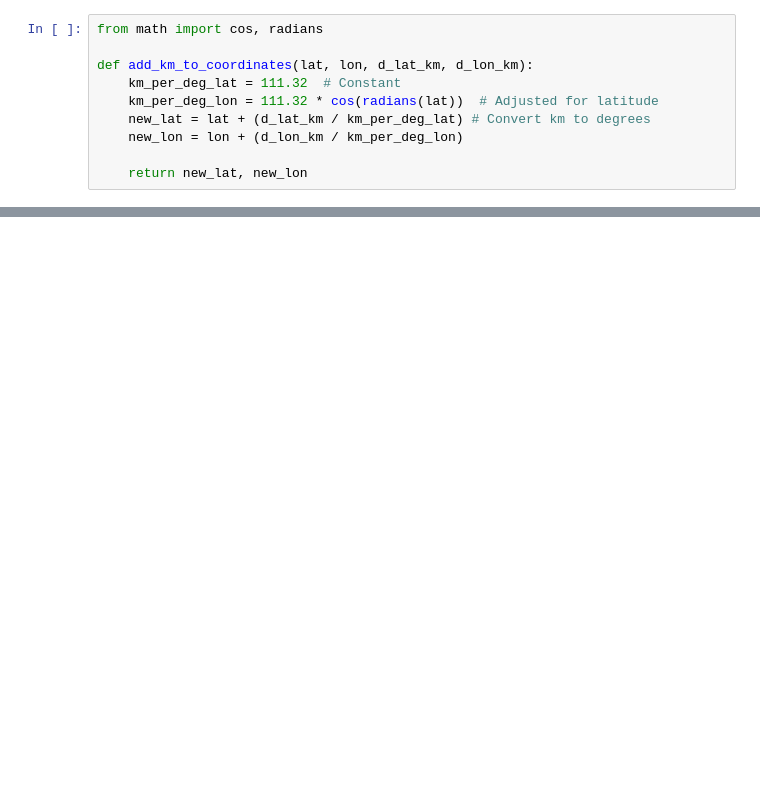
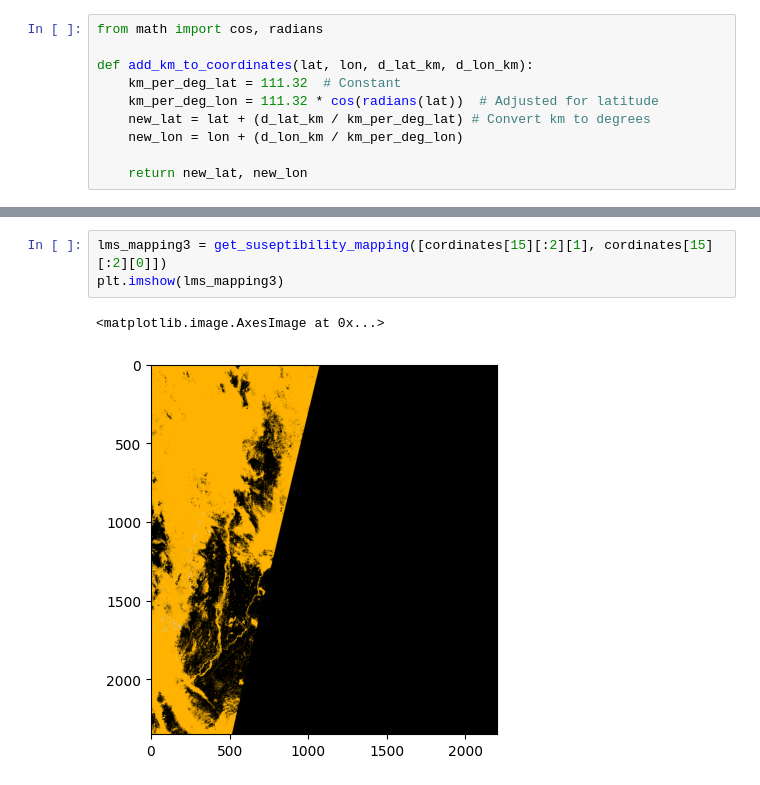
Before and after one commit to Neural-Mapping/Mappings, a Jupyter notebook: mapping.ipynb, the cells around one changed output, grey strips where cells are left out. Saved outputs shown, nothing was run; the diff lists cells and outputs as text; blank space fills up the shorter version.

```diff
--- a/mapping.ipynb
+++ b/mapping.ipynb
@@ -138,0 +206,6 @@ def get_suseptibility_mapping(cordinates, box_dim=400, date_start = "2024-04-07"
+# %%
+lms_mapping3 = get_suseptibility_mapping([cordinates[15][:2][1], cordinates[15][:2][0]])
+plt.imshow(lms_mapping3)
+# %% [output]
+<matplotlib.image.AxesImage at 0x...>
+[figure, added]
```
Also changed, not shown: parts of 23 cells of this notebook, 11 other files.
